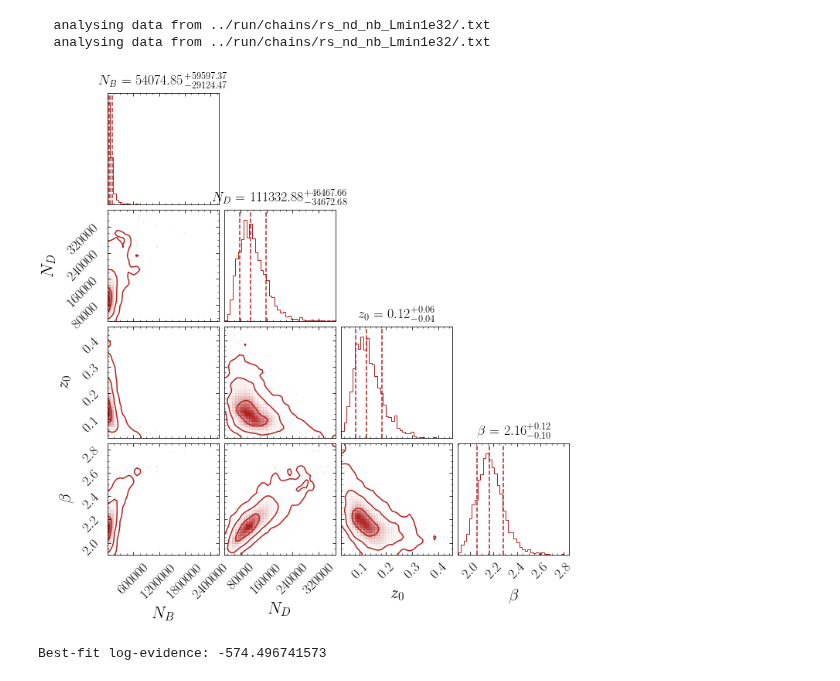
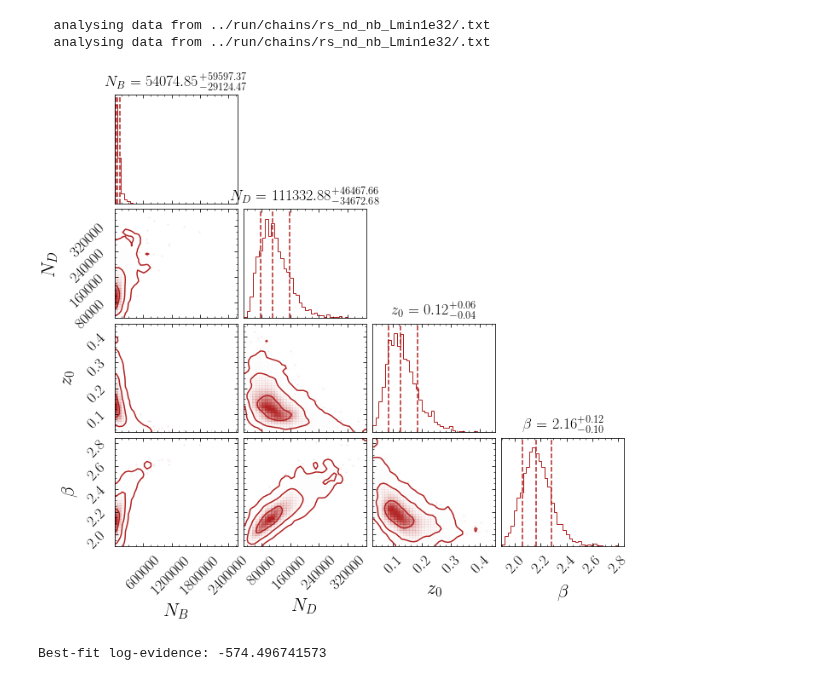
Before and after one commit to bsafdi/GCE-2FIG, a Jupyter notebook: notebooks/4_2_Full_Scans_VaryLmin.ipynb, the cells around one changed output. Cells and saved outputs as stored; diff of their text form; code cells hidden in the pictures.

```diff
--- a/notebooks/4_2_Full_Scans_VaryLmin.ipynb
+++ b/notebooks/4_2_Full_Scans_VaryLmin.ipynb
@@ -87,9 +88,10 @@ lge_nd_nb_global = np.array(rs_nd_nb.get_global_lge(chains_dir=chains_dir))
   analysing data from ../run/chains/rs_nd_nb_Lmin1e32/.txt
 # %%
 rs_nd_nb.plot_corner(labels = ['$N_B$','$N_D$','$z_0$','$\\beta$'], chains_dir=chains_dir)
+plt.subplots_adjust(bottom = .2)
 plt.savefig("plots/rs_nd_nb_Lmin1e32.pdf")
 # %% [output]
-[figure, old version]
+[figure, new version]
 # %%
 print "Best-fit log-evidence:",2*lge_nd_nb
 # %% [output]
```
Also changed, not shown: parts of 3 cells of this notebook, 13 other files.
